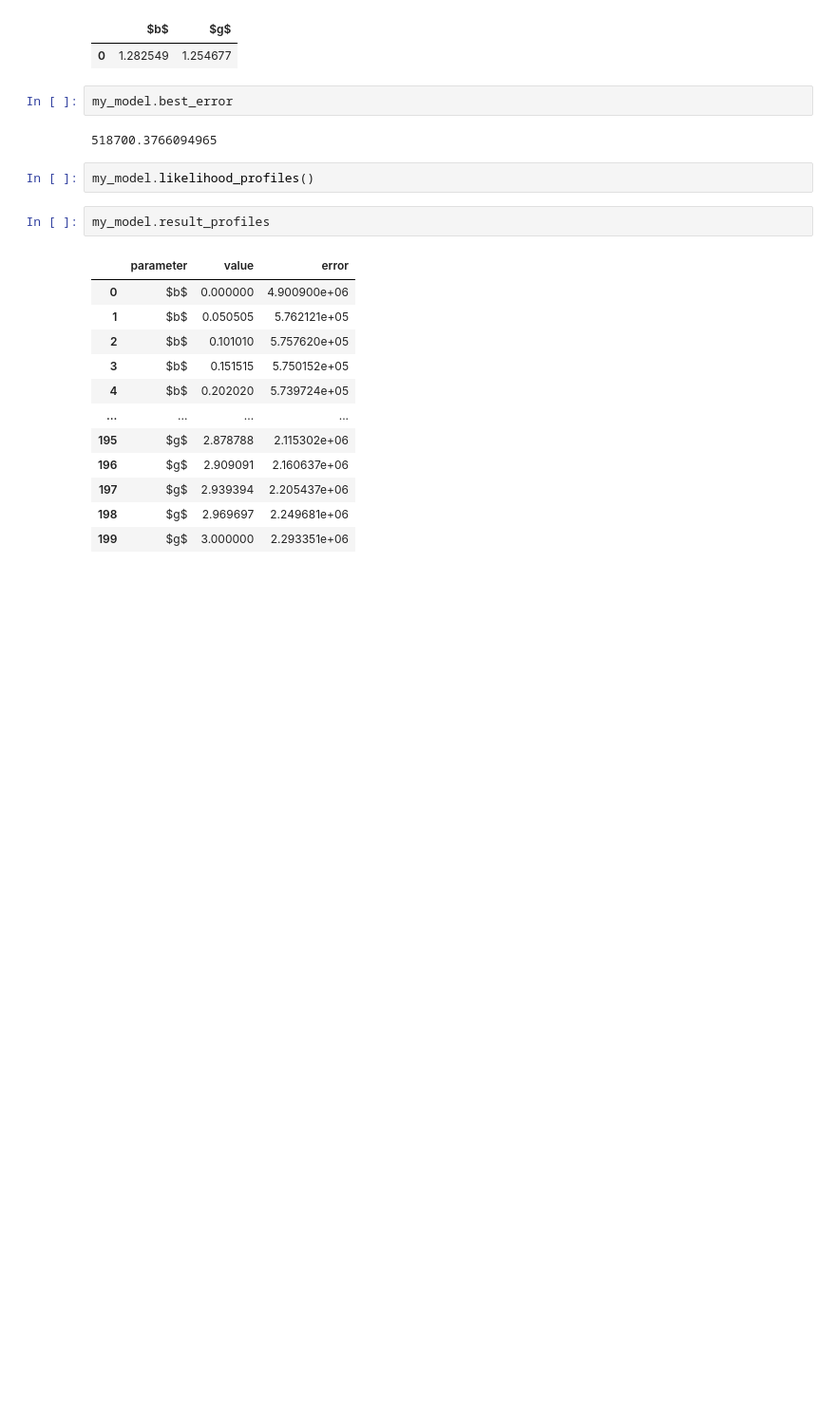
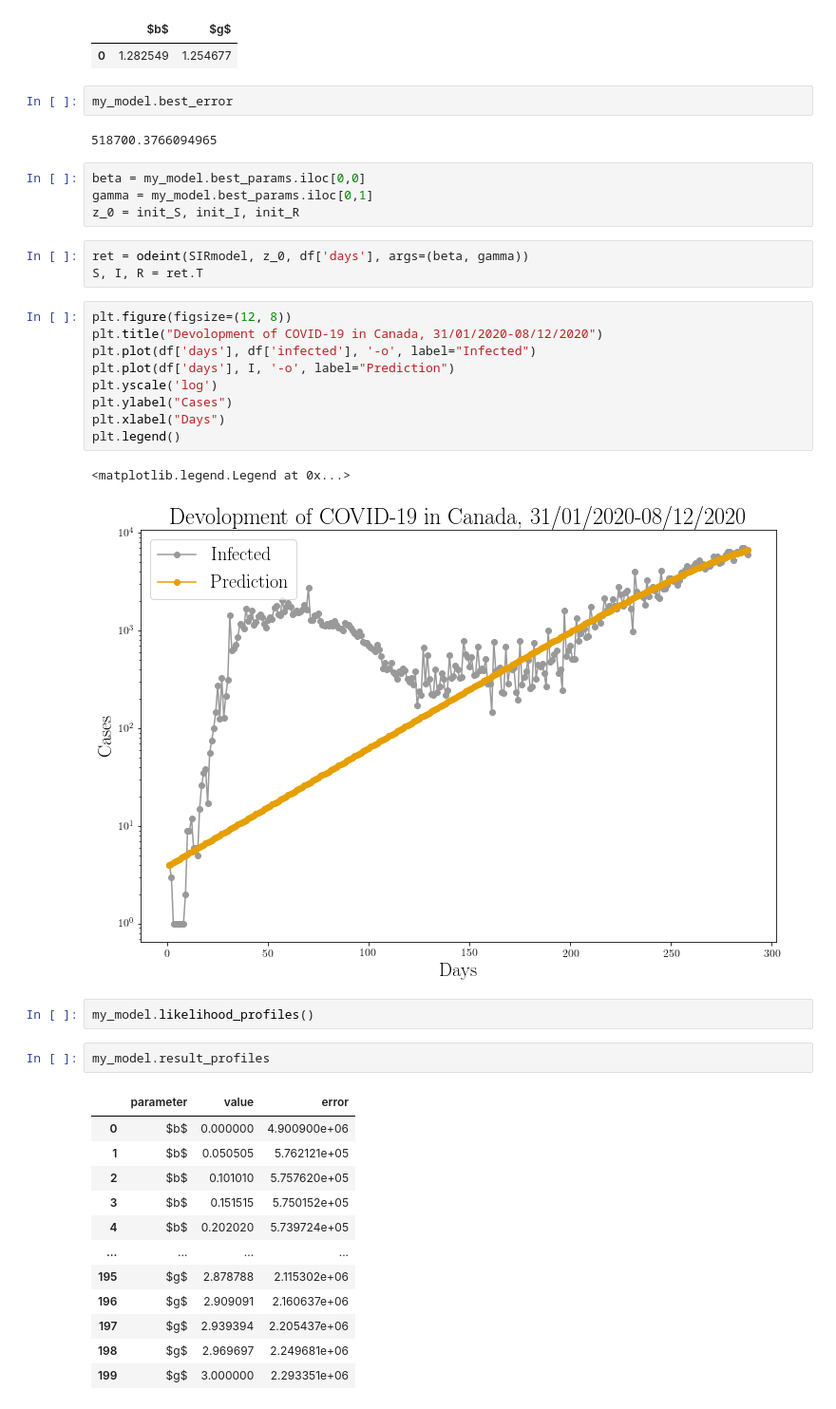
Before and after one commit to manulizcano/proyect2, a Jupyter notebook: SIRcanada.ipynb, the cells around one changed output. Shown at 95% size. Drawn from its saved outputs; the diff is of its cells as text; blank space fills up the shorter version.

```diff
--- a/SIRcanada.ipynb
+++ b/SIRcanada.ipynb
@@ -159,6 +159,25 @@ my_model.best_params
 my_model.best_error
 # %% [output]
 518700.3766094965
+# %%
+beta = my_model.best_params.iloc[0,0]
+gamma = my_model.best_params.iloc[0,1]
+z_0 = init_S, init_I, init_R
+# %%
+ret = odeint(SIRmodel, z_0, df['days'], args=(beta, gamma))
+S, I, R = ret.T
+# %%
+plt.figure(figsize=(12, 8))
+plt.title("Devolopment of COVID-19 in Canada, 31/01/2020-08/12/2020")
+plt.plot(df['days'], df['infected'], '-o', label="Infected")
+plt.plot(df['days'], I, '-o', label="Prediction")
+plt.yscale('log')
+plt.ylabel("Cases")
+plt.xlabel("Days")
+plt.legend()
+# %% [output]
+<matplotlib.legend.Legend at 0x...>
+[figure, added]
 # %%
 my_model.likelihood_profiles()
 # %%
```
Also changed, not shown: parts of 2 cells of this notebook.
